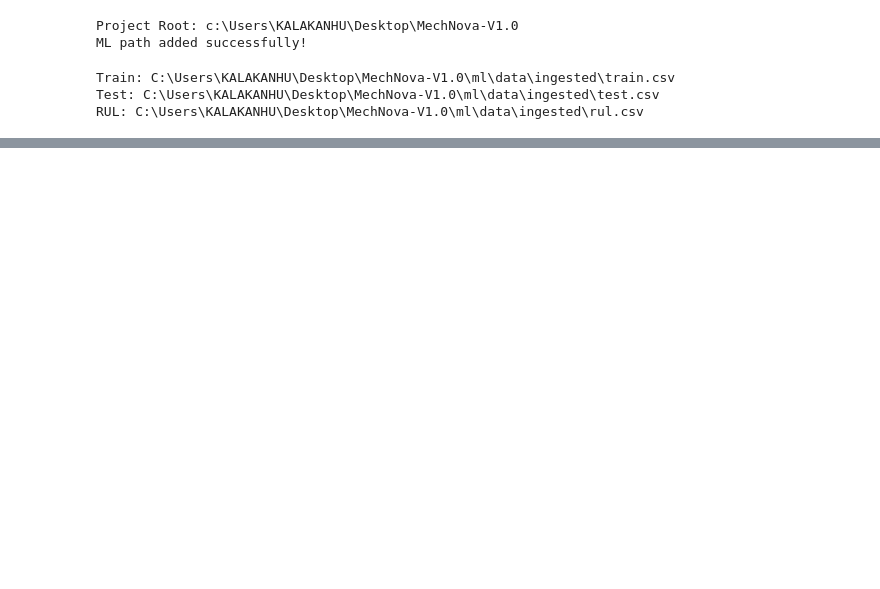
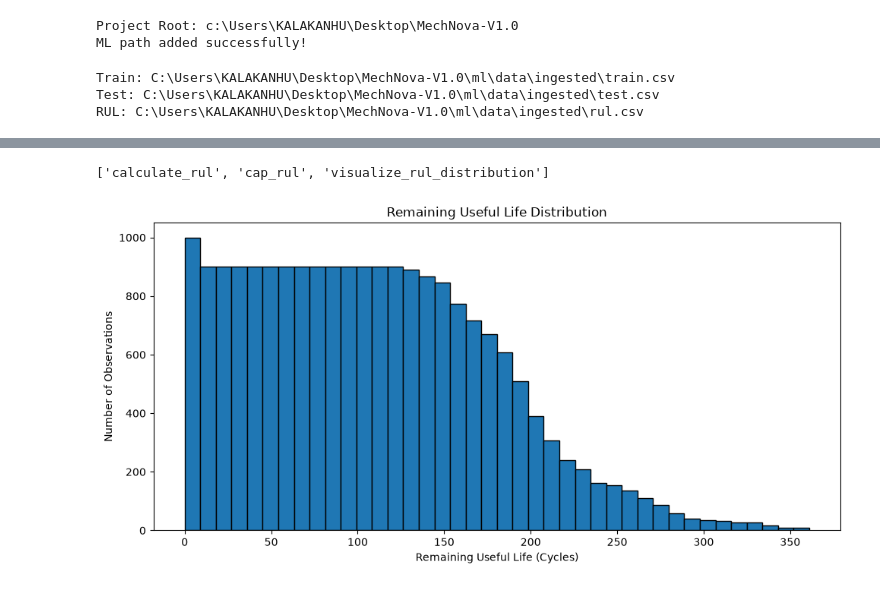
Before and after one commit to kalakanhuswain18-hub/MechNova-V1.0, a Jupyter notebook: ml/notebooks/01_EDA.ipynb, the cells around one changed output, grey strips where cells are left out. Drawn from its saved outputs; the diff is of its cells as text; code cells hidden in the pictures; blank space fills up the shorter version.

```diff
--- a/ml/notebooks/01_EDA.ipynb
+++ b/ml/notebooks/01_EDA.ipynb
@@ -38,0 +124,9 @@ RUL: C:\Users\KALAKANHU\Desktop\MechNova-V1.0\ml\data\ingested\rul.csv
+# %%
+import components.data_validation as validation_module
+
+importlib.reload(validation_module)
+
+validator = validation_module.DataValidation(artifact)
+validation_artifact = validator.generate_validation_report()
+
+print(validation_artifact)
@@ -38,0 +185,24 @@ RUL: C:\Users\KALAKANHU\Desktop\MechNova-V1.0\ml\data\ingested\rul.csv
+# %%
+import importlib
+import components.data_transformation as transformation_module
+
+importlib.reload(transformation_module)
+
+transformer = transformation_module.DataTransformation(
+    validation_artifact
+)
+
+print([
+    m for m in dir(transformer)
+    if "rul" in m.lower()
+])
+# %% [output]
+['calculate_rul', 'cap_rul', 'visualize_rul_distribution']
+# %%
+train_df, test_df, rul_df = transformer.load_validated_data()
+
+train_df = transformer.calculate_rul(train_df)
+
+transformer.visualize_rul_distribution(train_df)
+# %% [output]
+[figure, added]
```
Also changed, not shown: parts of 54 cells of this notebook, 7 other files.
